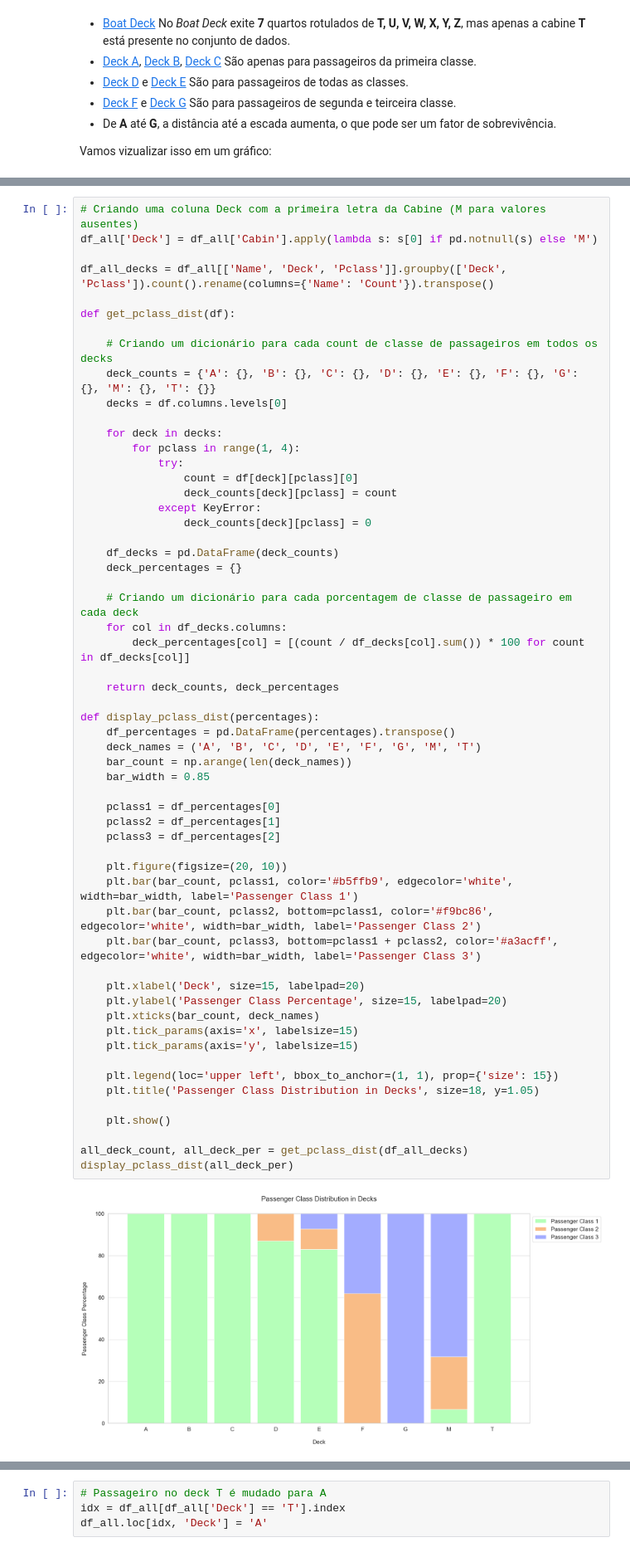
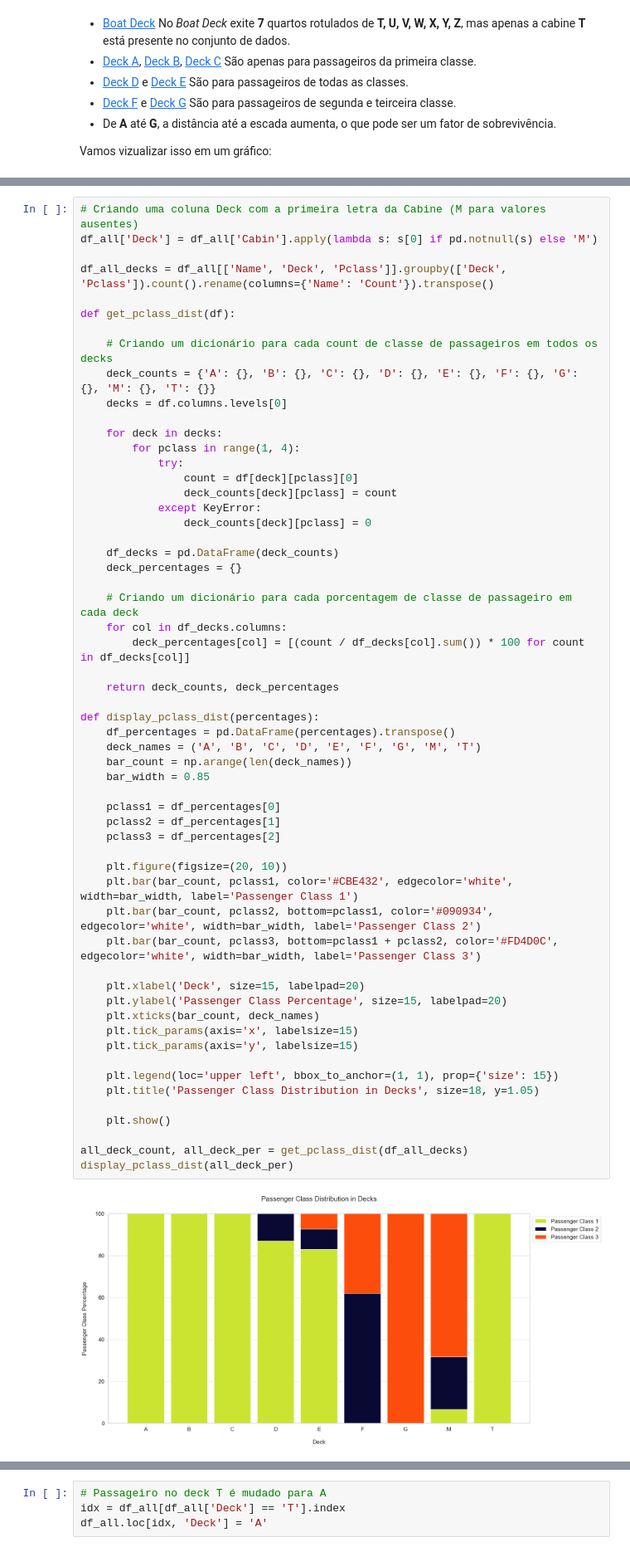
Before and after one commit to kawakami01/data-analysis-and-modeling-kaggle-titanic-competition, a Jupyter notebook: data-analysis-and-modeling-kaggle-titanic-competition.ipynb, the cells around one changed output, grey strips where cells are left out. Shown at 83% size. Cells and saved outputs as stored; diff of their text form.

```diff
--- a/data-analysis-and-modeling-kaggle-titanic-competition.ipynb
+++ b/data-analysis-and-modeling-kaggle-titanic-competition.ipynb
@@ -288,37 +317,37 @@ def get_pclass_dist(df):
         deck_percentages[col] = [(count / df_decks[col].sum()) * 100 for count in df_decks[col]]
 
     return deck_counts, deck_percentages
 
 def display_pclass_dist(percentages):
     df_percentages = pd.DataFrame(percentages).transpose()
     deck_names = ('A', 'B', 'C', 'D', 'E', 'F', 'G', 'M', 'T')
     bar_count = np.arange(len(deck_names))
     bar_width = 0.85
 
     pclass1 = df_percentages[0]
     pclass2 = df_percentages[1]
     pclass3 = df_percentages[2]
 
     plt.figure(figsize=(20, 10))
-    plt.bar(bar_count, pclass1, color='#b5ffb9', edgecolor='white', width=bar_width, label='Passenger Class 1')
-    plt.bar(bar_count, pclass2, bottom=pclass1, color='#f9bc86', edgecolor='white', width=bar_width, label='Passenger Class 2')
-    plt.bar(bar_count, pclass3, bottom=pclass1 + pclass2, color='#a3acff', edgecolor='white', width=bar_width, label='Passenger Class 3')
+    plt.bar(bar_count, pclass1, color='#CBE432', edgecolor='white', width=bar_width, label='Passenger Class 1')
+    plt.bar(bar_count, pclass2, bottom=pclass1, color='#090934', edgecolor='white', width=bar_width, label='Passenger Class 2')
+    plt.bar(bar_count, pclass3, bottom=pclass1 + pclass2, color='#FD4D0C', edgecolor='white', width=bar_width, label='Passenger Class 3')
 
     plt.xlabel('Deck', size=15, labelpad=20)
     plt.ylabel('Passenger Class Percentage', size=15, labelpad=20)
     plt.xticks(bar_count, deck_names)
     plt.tick_params(axis='x', labelsize=15)
     plt.tick_params(axis='y', labelsize=15)
 
     plt.legend(loc='upper left', bbox_to_anchor=(1, 1), prop={'size': 15})
     plt.title('Passenger Class Distribution in Decks', size=18, y=1.05)
 
     plt.show()
 
 all_deck_count, all_deck_per = get_pclass_dist(df_all_decks)
 display_pclass_dist(all_deck_per)
 # %% [output]
-[figure, old version]
+[figure, new version]
 # %% [markdown]
 - **100%** dos decks **A, B e C** são de passageiros de primeira classe.
 - Deck **D** tem **87%** de passageiros da primeira classe e **13%** da segunda classe.
```
Also changed, not shown: parts of 15 cells of this notebook.
